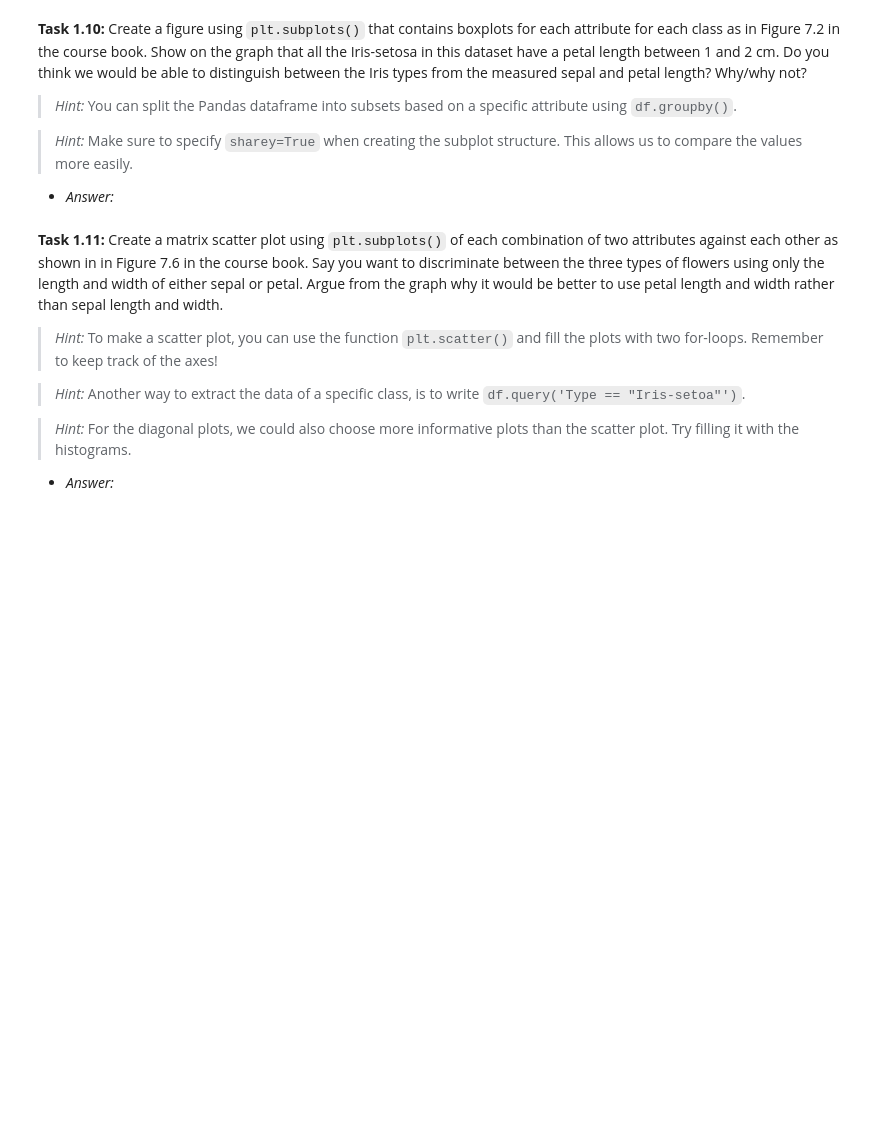
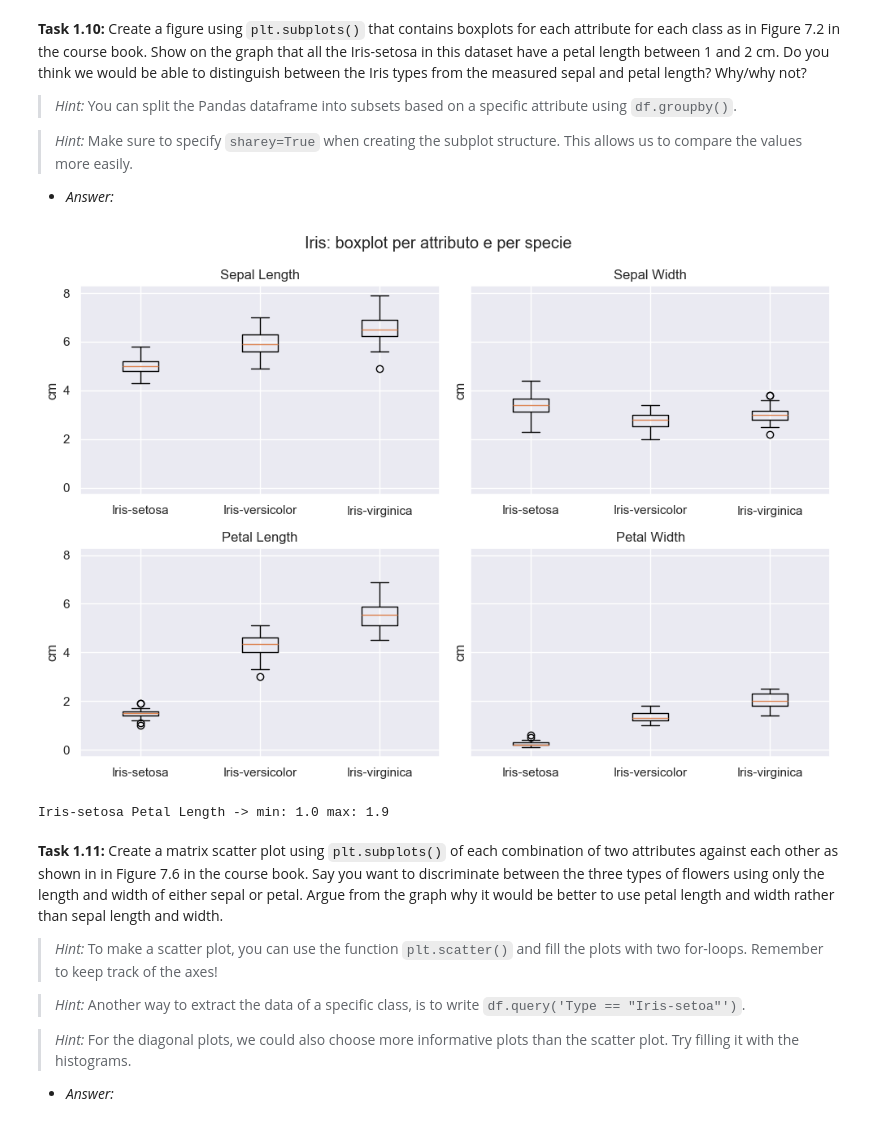
Before and after one commit to ivanpacenti/02452-2025, a Jupyter notebook: 02452_exercise1_fall25/exercise1.ipynb, the cells around one changed output. Drawn from its saved outputs; the diff is of its cells as text; code cells hidden in the pictures; blank space fills up the shorter version.

```diff
--- a/02452_exercise1_fall25/exercise1.ipynb
+++ b/02452_exercise1_fall25/exercise1.ipynb
@@ -251,3 +237,27 @@ raise NotImplementedError()
+# %%
+# Colonne numeriche e classi
+features = ["Sepal Length", "Sepal Width", "Petal Length", "Petal Width"]
+classes  = ["Iris-setosa", "Iris-versicolor", "Iris-virginica"]
+
+fig, axes = plt.subplots(2, 2, figsize=(10, 7), sharey=True)
+axes = axes.ravel()
+
+for i, col in enumerate(features):
+    data_by_class = [df.loc[df["Type"] == c, col].values for c in classes]
+    axes[i].boxplot(data_by_class, tick_labels=classes, showfliers=True)
+    axes[i].set_title(col)
+    axes[i].set_ylabel("cm")
+
+fig.suptitle("Iris: boxplot per attributo e per specie", y=0.98)
+plt.tight_layout()
+plt.show()
+
+# Check testuale (facoltativo) per evidenziare l’intervallo dei petali di Setosa
+setosa_pl = df.loc[df["Type"]=="Iris-setosa","Petal Length"]
+print("Iris-setosa Petal Length -> min:", setosa_pl.min(), "max:", setosa_pl.max())
+# %% [output]
+[figure, added]
+Iris-setosa Petal Length -> min: 1.0 max: 1.9
 # %% [markdown]
 **Task 1.11:** Create a matrix scatter plot using `plt.subplots()` of each combination of two attributes against each other as shown in in Figure 7.6 in the course book. Say you want to discriminate between the three types of flowers using only the length and width of either sepal or petal. Argue from the graph why it would be better to use petal length and width rather than sepal length and width.
 > *Hint:* To make a scatter plot, you can use the function `plt.scatter()` and fill the plots with two for-loops. Remember to keep track of the axes!
```
Also changed, not shown: parts of 19 cells of this notebook.
